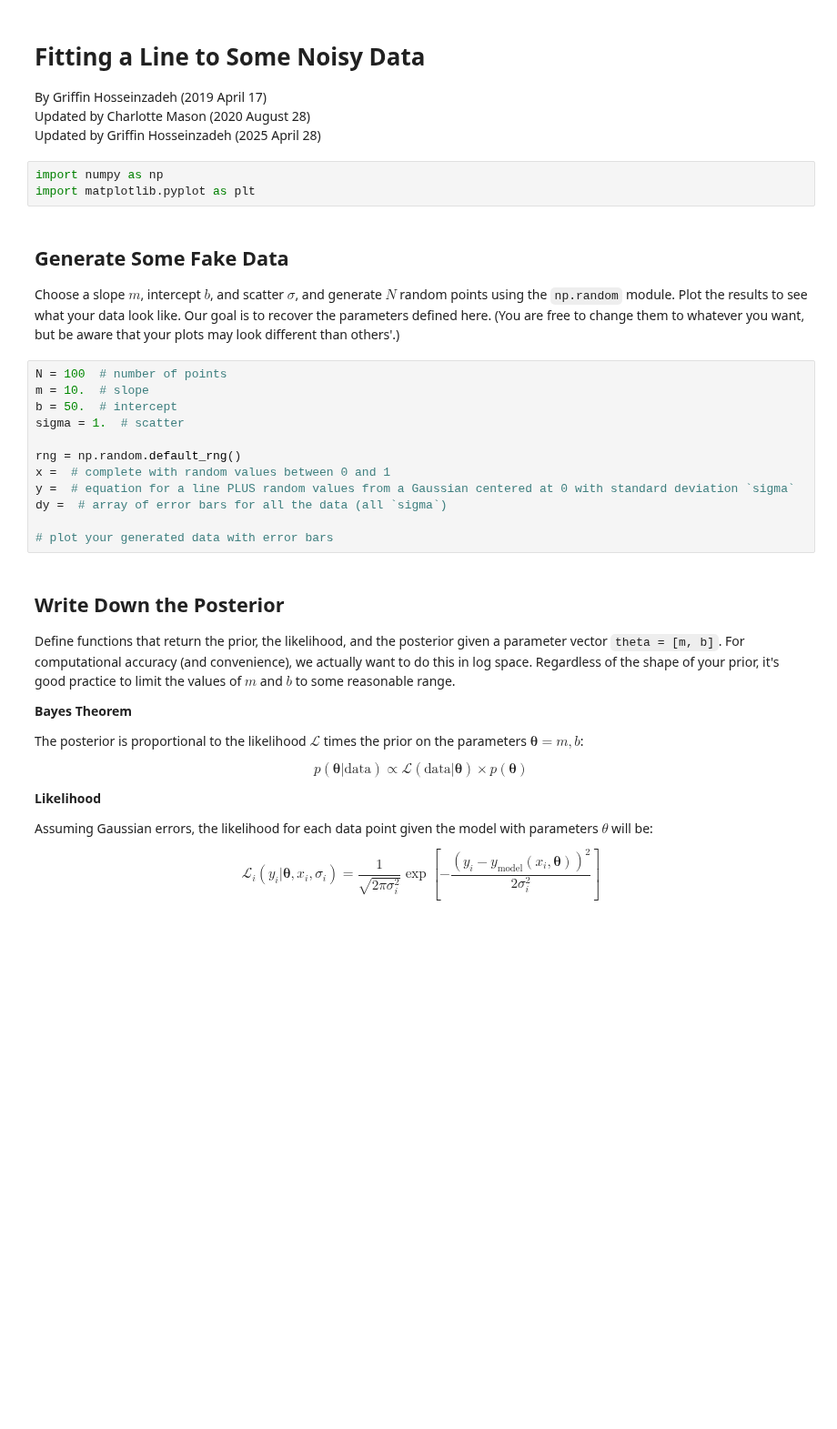
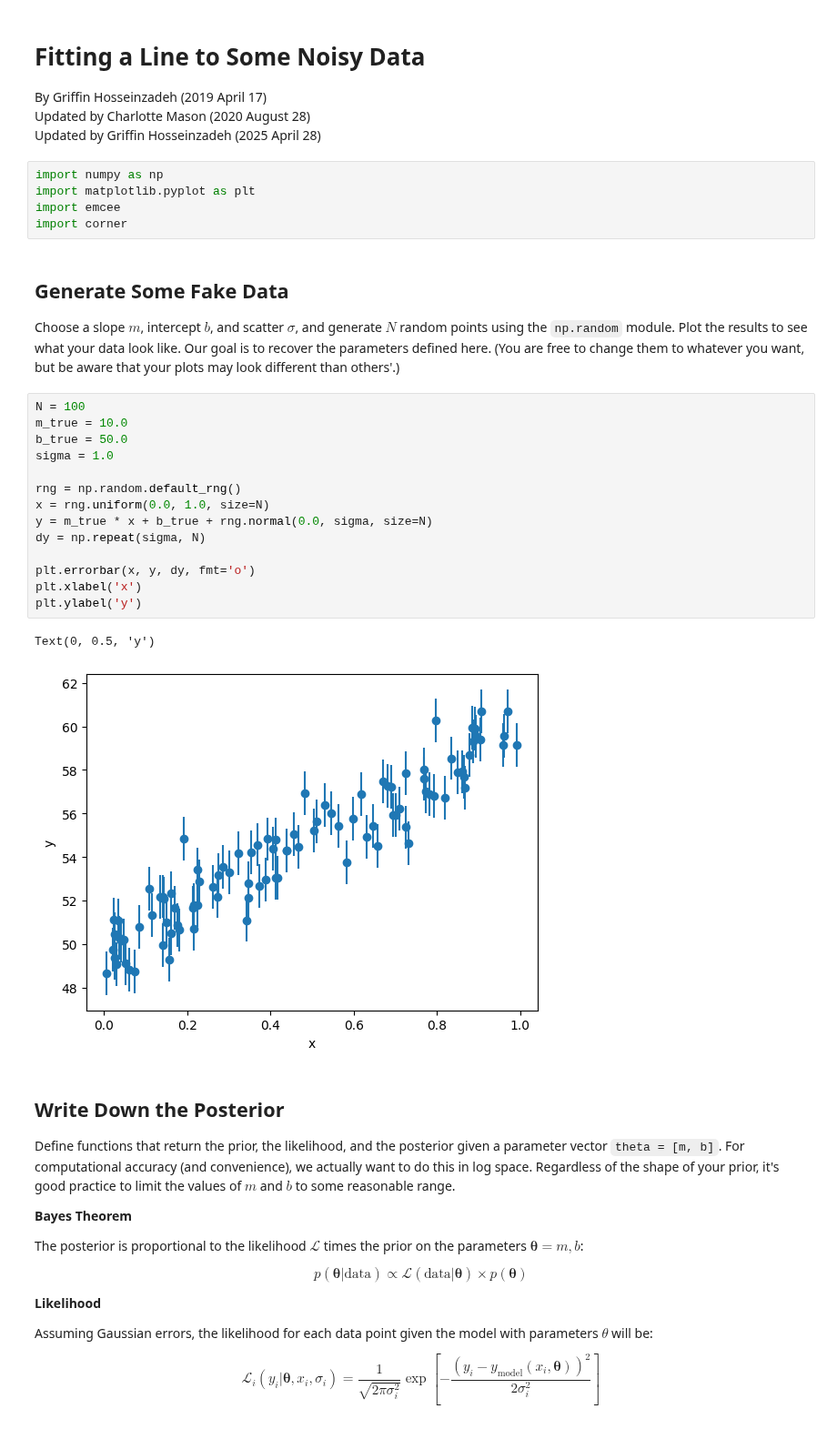
Before and after one commit to ASTR154/bayesian-statistics, a Jupyter notebook: monte_carlo_line_fitting.ipynb, the cells around one changed output. Shown at 91% size. Saved outputs shown, nothing was run; the diff lists cells and outputs as text; blank space fills up the shorter version.

Commit message:
Noah's monte carlo line fit

```diff
--- a/monte_carlo_line_fitting.ipynb
+++ b/monte_carlo_line_fitting.ipynb
@@ -6,21 +6,28 @@ Updated by Griffin Hosseinzadeh (2025 April 28)
 # %%
 import numpy as np
 import matplotlib.pyplot as plt
+import emcee
+import corner
 # %% [markdown]
 ## Generate Some Fake Data
 Choose a slope $m$, intercept $b$, and scatter $\sigma$, and generate $N$ random points using the `np.random` module. Plot the results to see what your data look like. Our goal is to recover the parameters defined here. (You are free to change them to whatever you want, but be aware that your plots may look different than others'.)
-# %%
-N = 100  # number of points
-m = 10.  # slope
-b = 50.  # intercept
-sigma = 1.  # scatter
-
-rng = np.random.default_rng()
-x =  # complete with random values between 0 and 1
-y =  # equation for a line PLUS random values from a Gaussian centered at 0 with standard deviation `sigma`
-dy =  # array of error bars for all the data (all `sigma`)
-
-# plot your generated data with error bars
+# %%
+N = 100
+m_true = 10.0
+b_true = 50.0
+sigma = 1.0
+
+rng = np.random.default_rng()
+x = rng.uniform(0.0, 1.0, size=N)
+y = m_true * x + b_true + rng.normal(0.0, sigma, size=N)
+dy = np.repeat(sigma, N)
+
+plt.errorbar(x, y, dy, fmt='o')
+plt.xlabel('x')
+plt.ylabel('y')
+# %% [output]
+Text(0, 0.5, 'y')
+[figure, added]
 # %% [markdown]
 ## Write Down the Posterior
 Define functions that return the prior, the likelihood, and the posterior given a parameter vector `theta = [m, b]`. For computational accuracy (and convenience), we actually want to do this in log space. Regardless of the shape of your prior, it's good practice to limit the values of $m$ and $b$ to some reasonable range.
```
Also changed, not shown: parts of 10 cells of this notebook.
